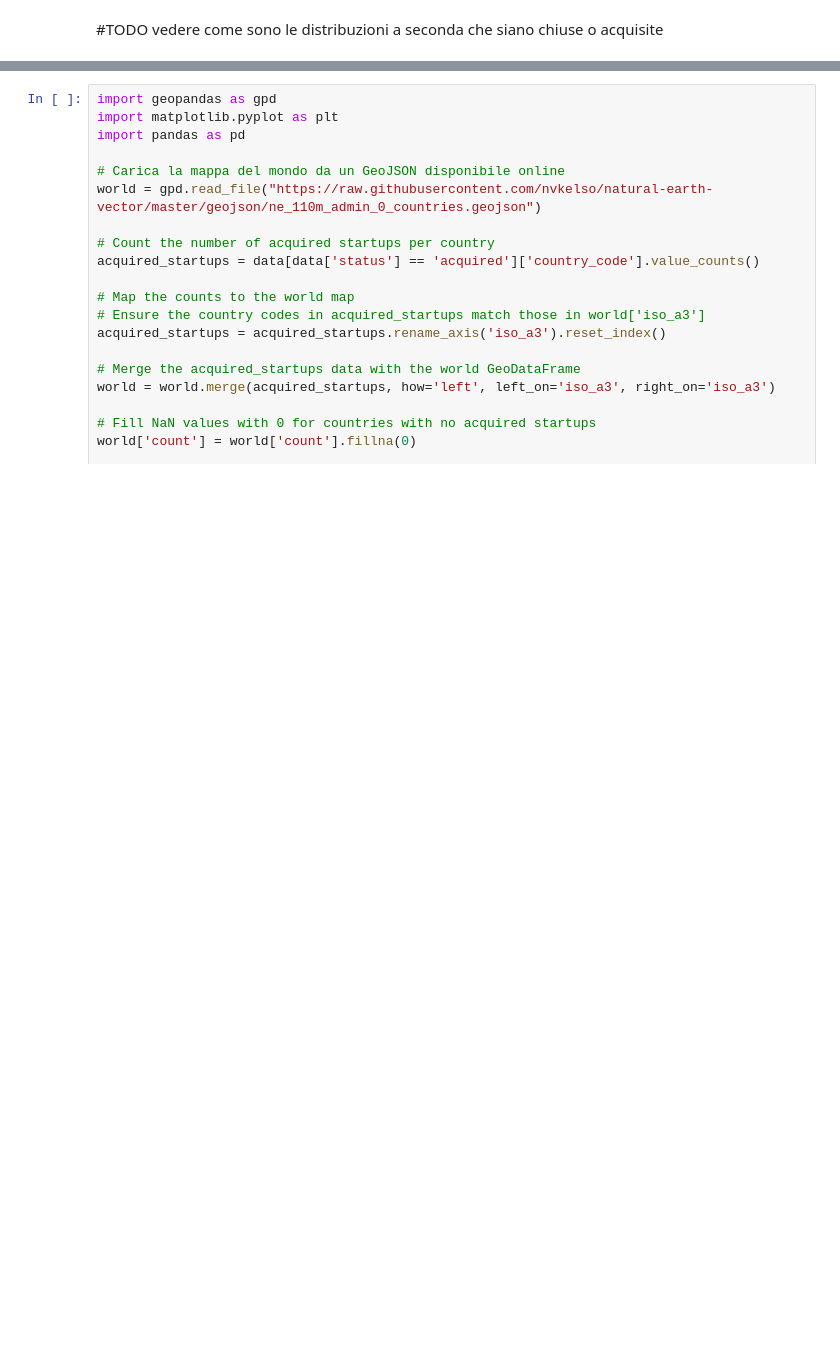
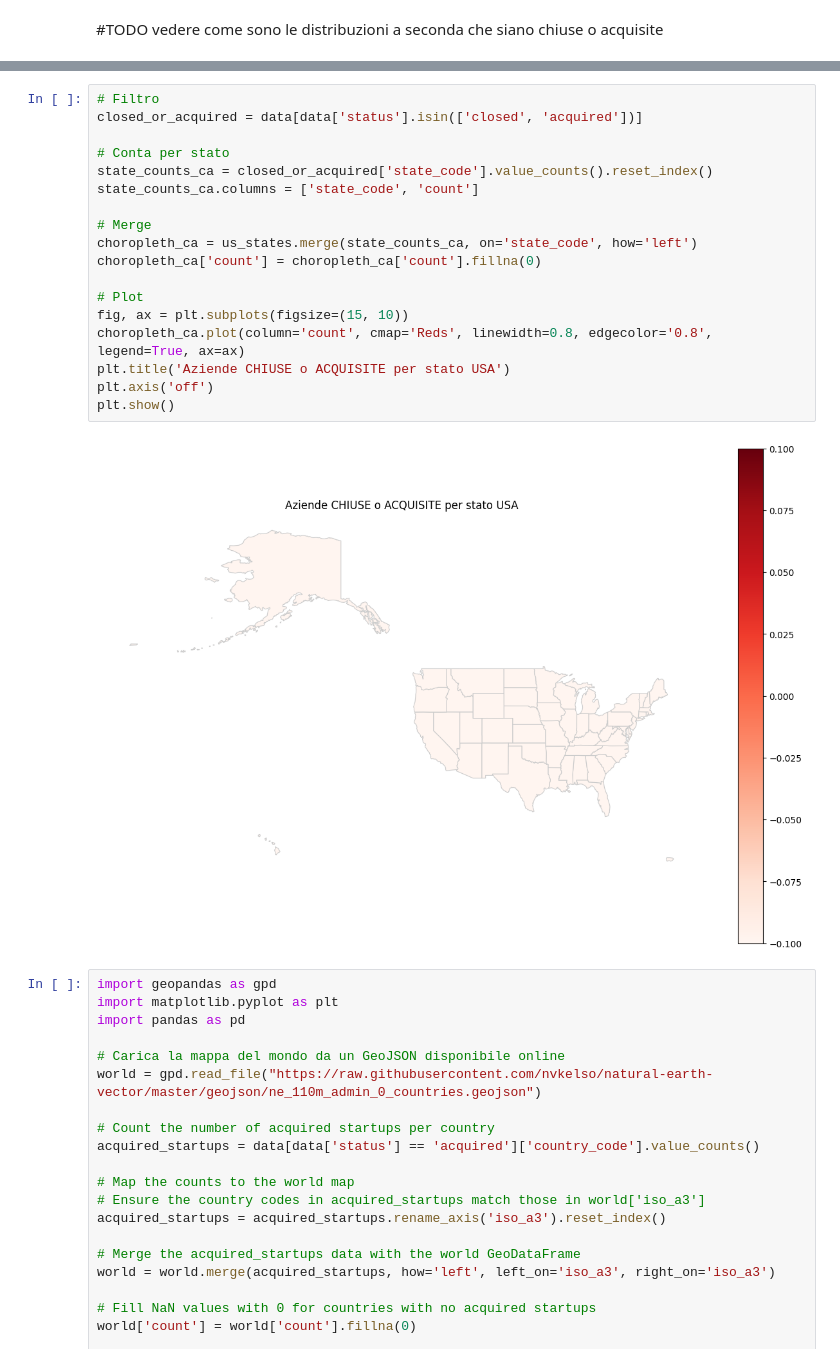
Before and after one commit to lorenzopanero/forecast-italian-firms-success, a Jupyter notebook: notebooks/per_sicurezza.ipynb, the cells around one changed output, grey strips where cells are left out. Saved outputs shown, nothing was run; the diff lists cells and outputs as text; blank space fills up the shorter version.

```diff
--- a/notebooks/per_sicurezza.ipynb
+++ b/notebooks/per_sicurezza.ipynb
@@ -282,3 +306,23 @@ data['region'].value_counts()[:30].plot(kind='barh')
+# %%
+# Filtro
+closed_or_acquired = data[data['status'].isin(['closed', 'acquired'])]
+
+# Conta per stato
+state_counts_ca = closed_or_acquired['state_code'].value_counts().reset_index()
+state_counts_ca.columns = ['state_code', 'count']
+
+# Merge
+choropleth_ca = us_states.merge(state_counts_ca, on='state_code', how='left')
+choropleth_ca['count'] = choropleth_ca['count'].fillna(0)
+
+# Plot
+fig, ax = plt.subplots(figsize=(15, 10))
+choropleth_ca.plot(column='count', cmap='Reds', linewidth=0.8, edgecolor='0.8', legend=True, ax=ax)
+plt.title('Aziende CHIUSE o ACQUISITE per stato USA')
+plt.axis('off')
+plt.show()
+# %% [output]
+[figure, added]
 # %%
 import geopandas as gpd
 import matplotlib.pyplot as plt
```
Also changed, not shown: parts of 4 cells of this notebook.
